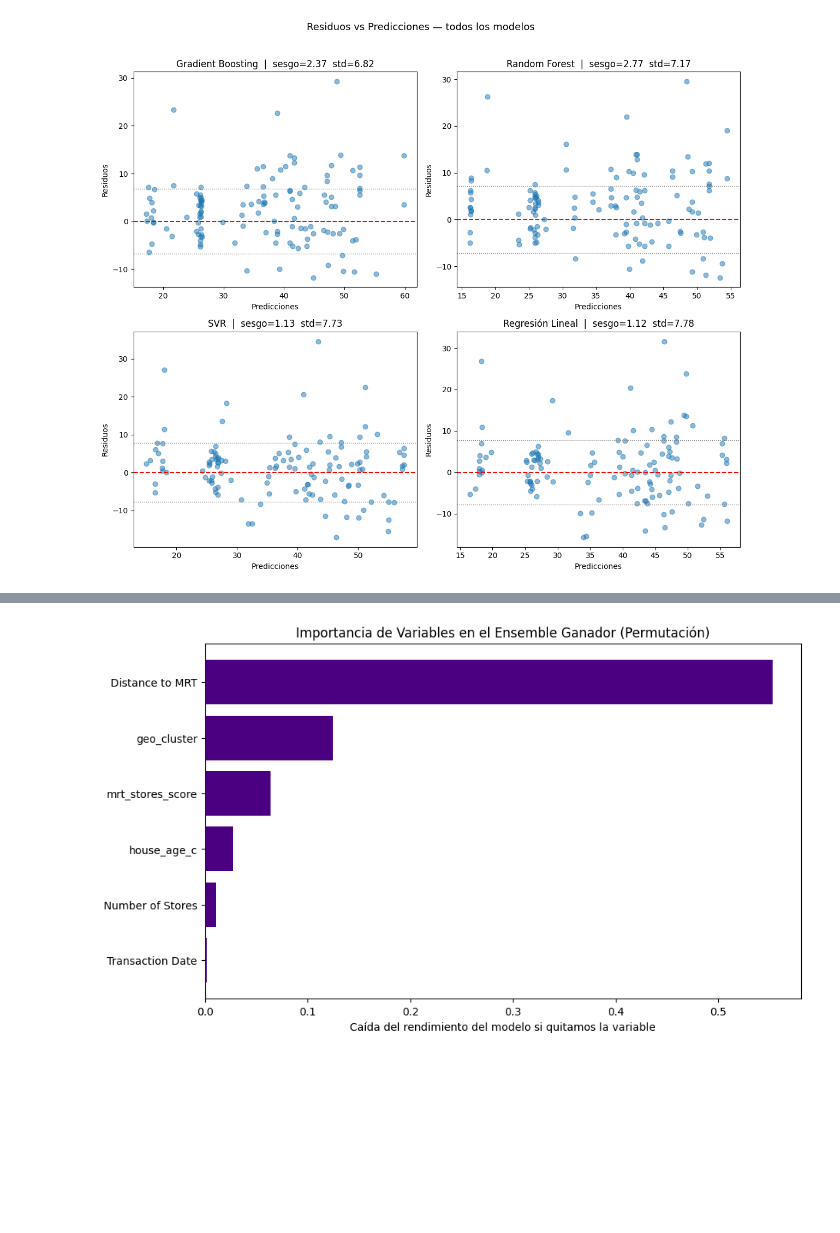
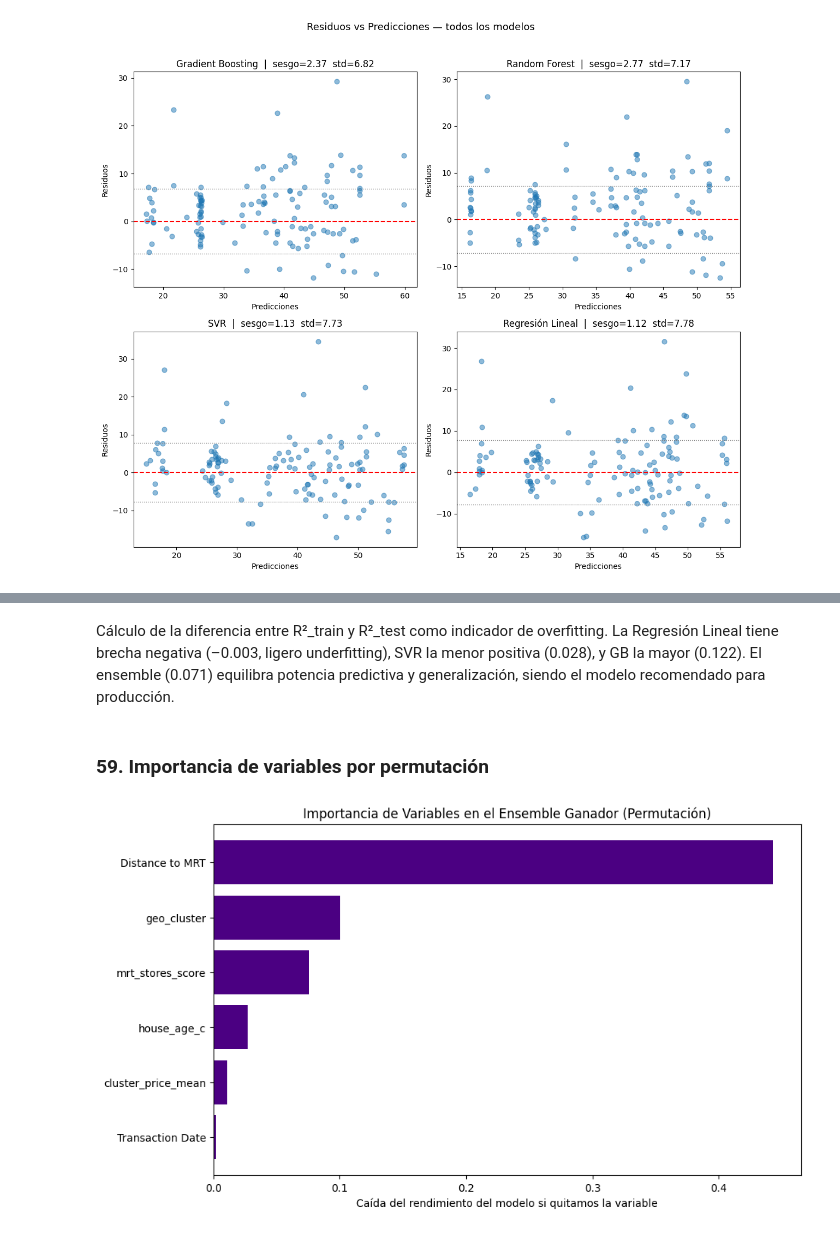
Before and after one commit to BabylonFushi/Sindian-Dataset, a Jupyter notebook: .ipynb, the cells around one changed output, grey strips where cells are left out. Saved outputs shown, nothing was run; the diff lists cells and outputs as text; code cells hidden in the pictures; blank space fills up the shorter version.

```diff
--- a/.ipynb
+++ b/.ipynb
@@ -619,6 +782,6 @@ Name: House Price of Unit Area, dtype: float64
 # %%
 features = ["Transaction Date", 'House Age', 'Distance to MRT', 'Number of Stores',
-            'Latitude', 'Longitude', 'mrt_stores_score','geo_cluster']
+            'Latitude', 'Longitude', 'mrt_stores_score','geo_cluster', 'cluster_price_mean']
 target   = 'House Price of Unit Area'
 
 X = df[features]
@@ -815,7 +1059,7 @@ preprocessor_num = ColumnTransformer(transformers=[
     ]), ['house_age_c']),
 
     ('numeric', StandardScaler(), [
-        'Transaction Date', 'mrt_stores_score', 'cluster_price_mean', 'geo_cluster'
+        'Transaction Date', 'mrt_stores_score', 'cluster_price_mean', 'geo_cluster',
     ]),
 
 ], remainder='drop')
@@ -834,7 +1078,7 @@ rename_map = {
     'numeric__Transaction Date': 'Transaction Date',
     'numeric__mrt_stores_score': 'mrt_stores_score',
     'numeric__cluster_price_mean': 'cluster_price_mean',
-    'numeric__geo_cluster': 'geo_cluster'
+    'numeric__geo_cluster': 'geo_cluster',
 }
 
 X_train_t = feature_pipeline.transform(X_train)
@@ -1282,9 +1556,9 @@ from sklearn.ensemble import VotingRegressor
 
 ensamble = VotingRegressor(estimators=[
     ('gb',  grid_gb.best_estimator_),
+    ('lr',  lr),
     ('svr', grid_svr.best_estimator_),
-    ('lr',  lr),
-], weights=[4.5, 3, 1.5])  # Más peso a los modelos con mejor test
+], weights=[4.5, 2, 3])  # Más peso a los modelos con mejor test
 
 ensamble.fit(X_train, y_train)
 
@@ -1477,34 +1776,38 @@ print(df_test)
+# %% [markdown]
+Cálculo de la diferencia entre R²_train y R²_test como indicador de overfitting. La Regresión Lineal tiene brecha negativa (–0.003, ligero underfitting), SVR la menor positiva (0.028), y GB la mayor (0.122). El ensemble (0.071) equilibra potencia predictiva y generalización, siendo el modelo recomendado para producción.
+# %% [markdown]
+### **59. Importancia de variables por permutación**
 # %%
 from sklearn.inspection import permutation_importance
 import matplotlib.pyplot as plt
 import pandas as pd
 
 # 1. Pon aquí el nombre exacto de tu objeto Ensemble (el que usaste para hacer el .fit)
 modelo_ganador = ensamble  # REEMPLAZA con el nombre de tu modelo final (ej: ensemble_final, mejor_ensamble, etc.)
 
 # 2. Calculamos la importancia por permutación en el set de TEST
 resultado = permutation_importance(
     modelo_ganador, X_test, y_test, n_repeats=10, random_state=42
 )
 
 # CORRECTO — no toques features_inspection antes de crear el DataFrame
 
 features_inspection = X_test.columns.tolist()  # todos — coincide con importances_mean
 
 df_perm = pd.DataFrame({
     'Variable': features_inspection,
     'Importancia': resultado.importances_mean
 })
 
 # ✅ filtra el df ya construido, no la lista de nombres
-df_perm = df_perm[~df_perm['Variable'].isin(['Longitude', 'Latitude', 'House Age'])]
+df_perm = df_perm[~df_perm['Variable'].isin(['Longitude', 'Latitude', 'House Age', 'Number of Stores'])]
 df_perm = df_perm.sort_values('Importancia', ascending=True)
 
 # 4. Graficamos
 plt.figure(figsize=(10, 6))
 plt.barh(df_perm['Variable'], df_perm['Importancia'], color='indigo')
 plt.xlabel('Caída del rendimiento del modelo si quitamos la variable')
 plt.title('Importancia de Variables en el Ensemble Ganador (Permutación)')
 plt.show()
 # %% [output]
-[figure, old version]
+[figure, new version]
```
Also changed, not shown: parts of 158 cells of this notebook.
